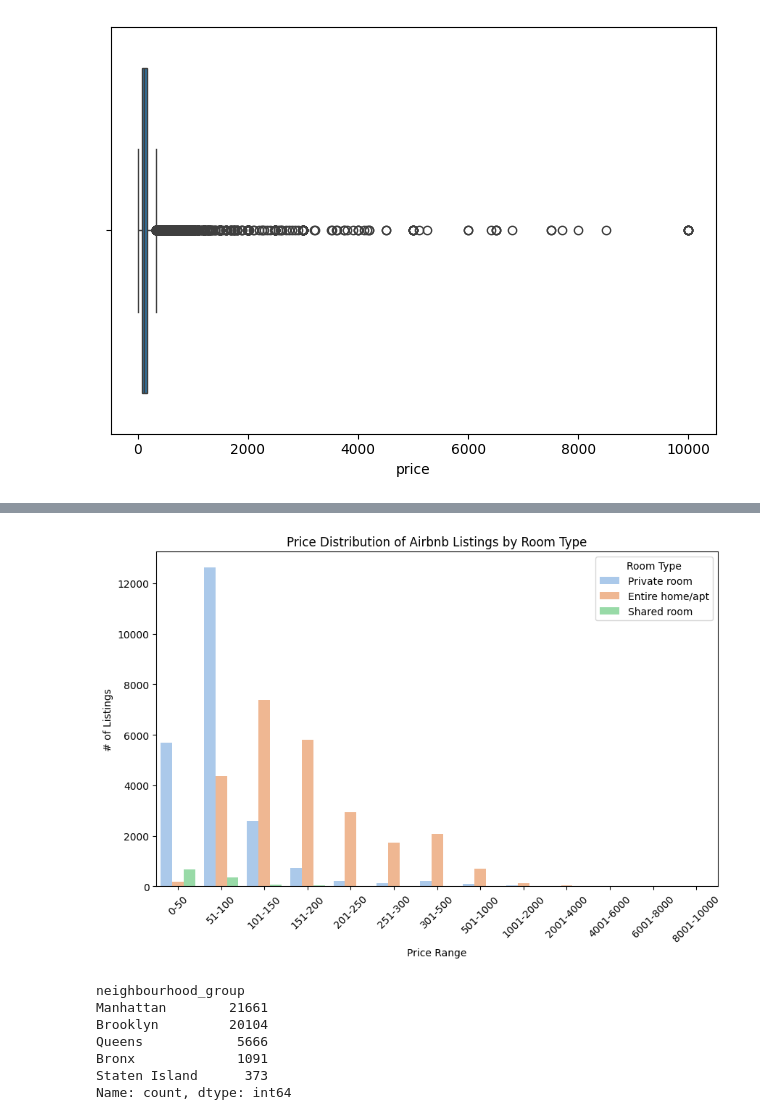
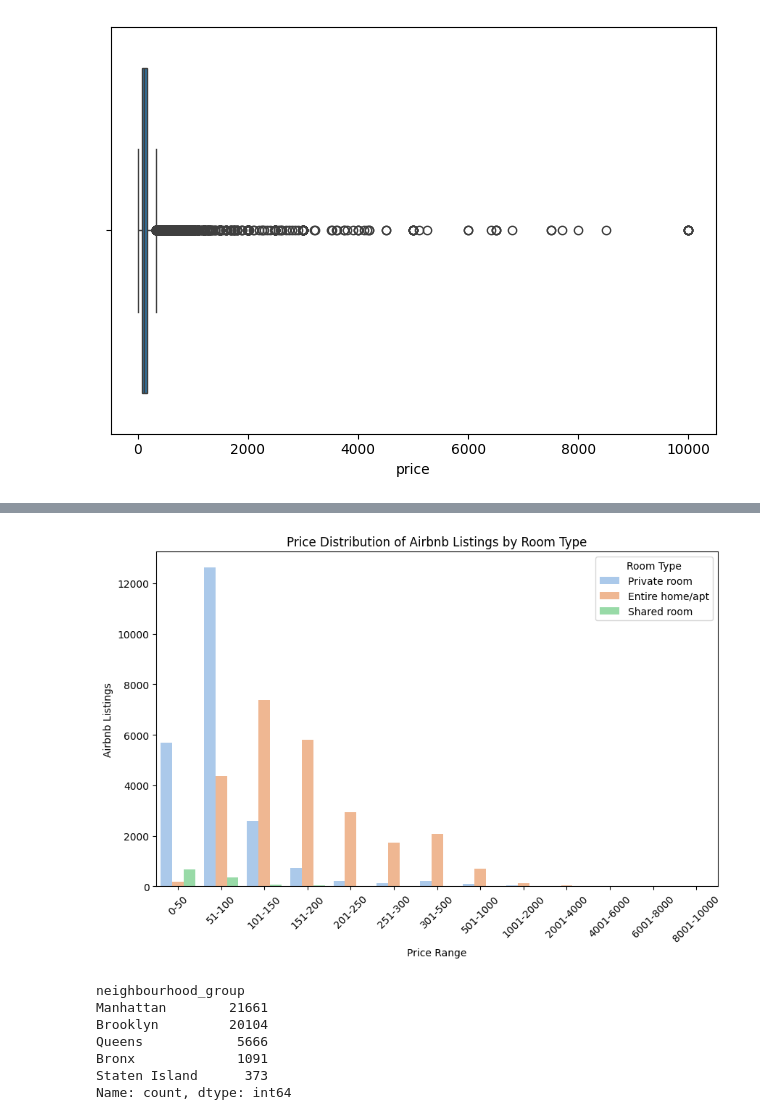
Before and after one commit to 4GeeksAcademy/Kransky85_machine-learning-python-template, a Jupyter notebook: src/explore.ipynb, the cells around one changed output, grey strips where cells are left out. Cells and saved outputs as stored; diff of their text form; code cells hidden in the pictures.

```diff
--- a/src/explore.ipynb
+++ b/src/explore.ipynb
@@ -217,28 +221,28 @@ df[df['price'].duplicated()].sort_values(by='price', ascending=False).head(25)
 # %%
 # Now let us separate the distinct categorical types of rentals and their data; shared room, private room, or the entire apartment.
 df['room_type_encoded'], unique_room_types = pd.factorize(df['room_type'])
 
 bins = [0, 50, 100, 150, 200, 250, 300, 500, 1000, 2000, 4000, 6000, 8000, 10000]
 bin_labels = ['0-50', '51-100', '101-150', '151-200', '201-250', '251-300', '301-500', '501-1000', '1001-2000', '2001-4000', '4001-6000', '6001-8000', '8001-10000' ]
 
 df['price_range'] = pd.cut(df['price'], bins=bins, labels=bin_labels)
 
 # Filter for 'Private room' and 'Entire home/apt' only
 filtered_df = df[df['room_type'].isin(['Shared Room', 'Private Room', 'Entire Home/Apt'])]
 
 # Create a count plot
 plt.figure(figsize=(10, 6))
 sns.countplot(data=df, x='price_range', hue='room_type_encoded', palette='pastel')
 
 plt.legend(title='Room Type', labels=unique_room_types)
 plt.xticks(rotation=45)
 plt.title('Price Distribution of Airbnb Listings by Room Type')
 plt.xlabel('Price Range')
-plt.ylabel('# of Listings')
+plt.ylabel('Airbnb Listings')
 
 plt.show()
 # %% [output]
-[figure, old version]
+[figure, new version]
 # %%
 # Histogram of neighborhood groups
 sns.histplot(data = df, x = "neighbourhood_group").set_xticks([])
```
Also changed, not shown: parts of 12 cells of this notebook.
